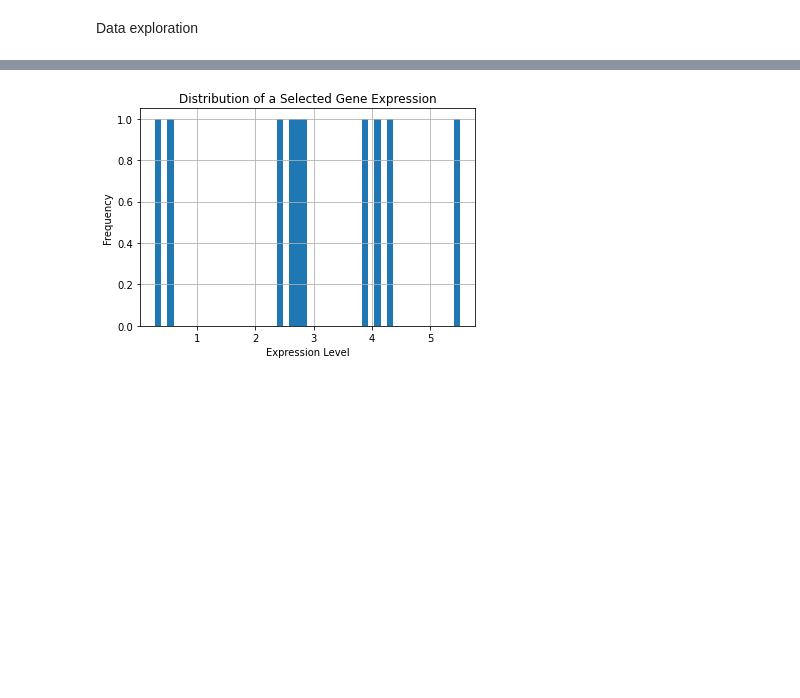
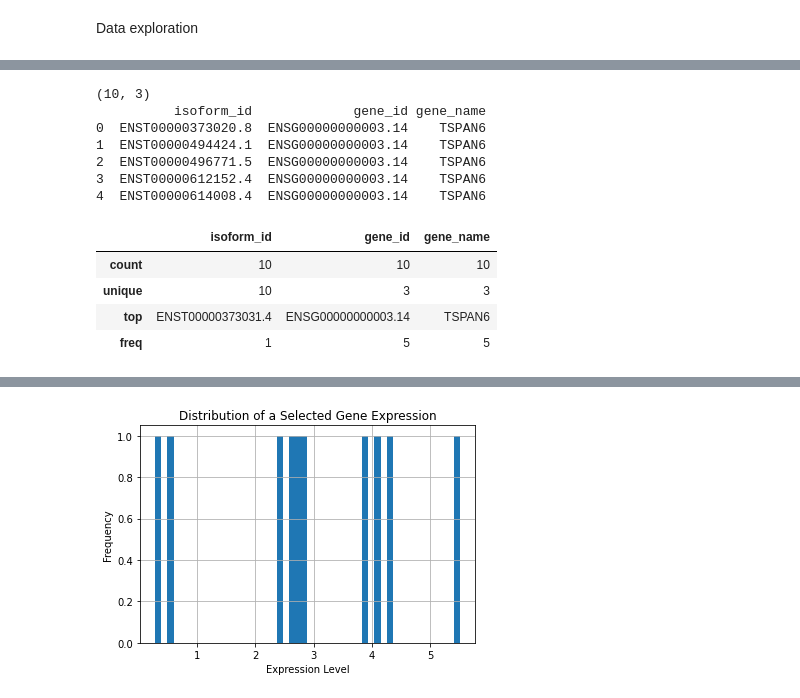
Before and after one commit to notaiax/Prediction-of-protein-isoforms-using-semi-supervised-learning, a Jupyter notebook: explore_data.ipynb, the cells around one changed output, grey strips where cells are left out. Drawn from its saved outputs; the diff is of its cells as text; code cells hidden in the pictures; blank space fills up the shorter version.

```diff
--- a/aiax_project.ipynb
+++ b/explore_data.ipynb
@@ -64,0 +134,19 @@ archs4_chunk.describe()
+# %%
+chunk = gtex_anno_chunk
+
+print(chunk.shape)
+print(chunk.head())
+chunk.describe()
+# %% [output]
+(10, 3)
+          isoform_id             gene_id gene_name
+0  ENST00000373020.8  ENSG00000000003.14    TSPAN6
+1  ENST00000494424.1  ENSG00000000003.14    TSPAN6
+2  ENST00000496771.5  ENSG00000000003.14    TSPAN6
+3  ENST00000612152.4  ENSG00000000003.14    TSPAN6
+4  ENST00000614008.4  ENSG00000000003.14    TSPAN6
+|  | isoform_id | gene_id | gene_name |
+| count | 10 | 10 | 10 |
+| unique | 10 | 3 | 3 |
+| top | ENST00000373031.4 | ENSG00000000003.14 | TSPAN6 |
+| freq | 1 | 5 | 5 |
```
Also changed, not shown: parts of 5 cells of this notebook.
